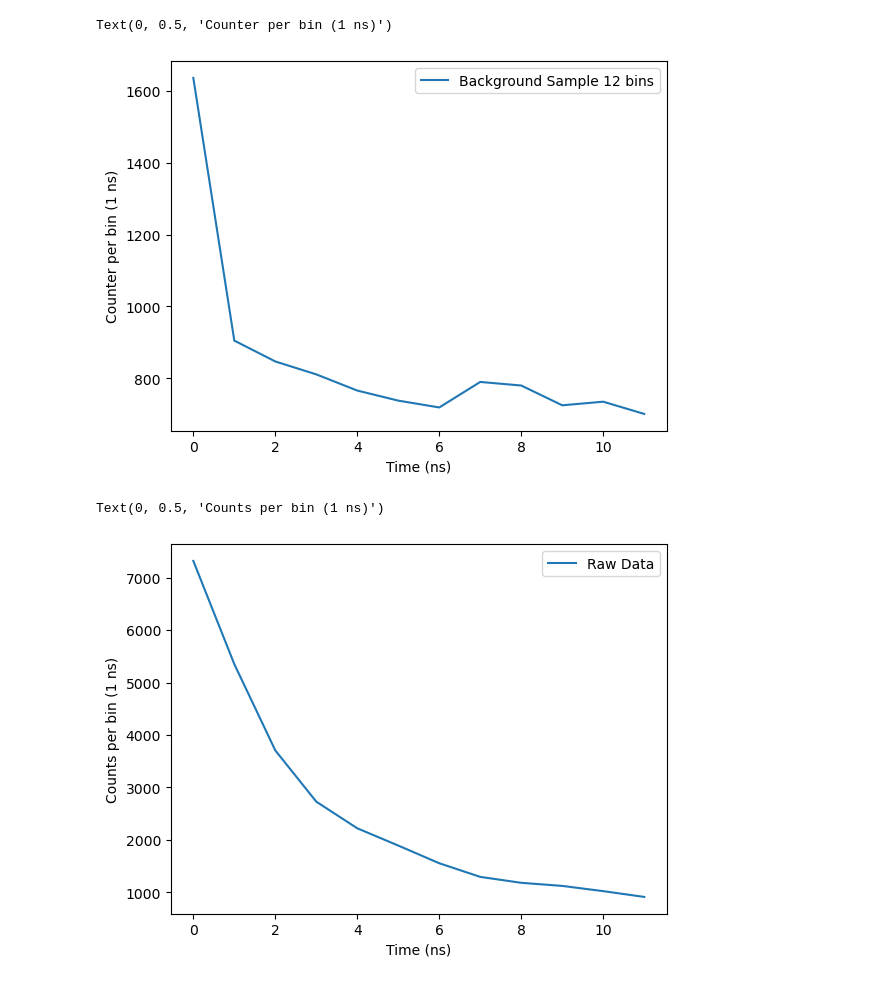
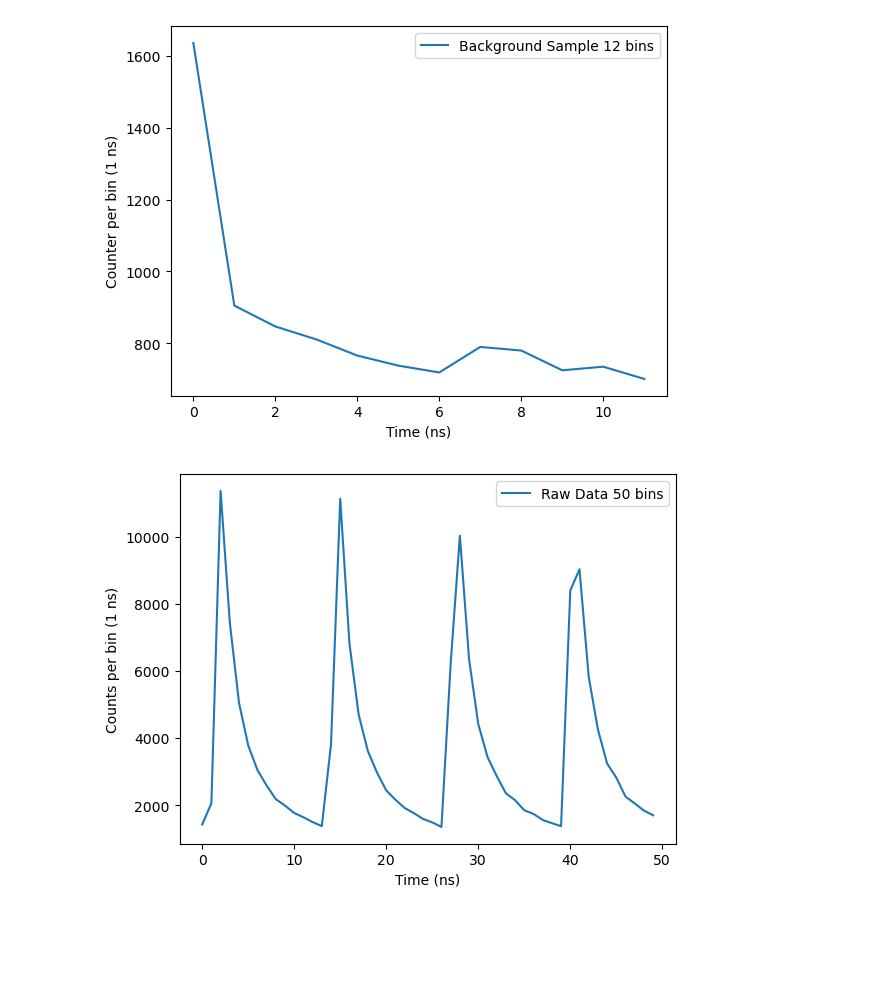
Before and after one commit to UW-Quantum-Defect-Lab/qdmodel, a Jupyter notebook: qdanalysis/timetagger_analysis/lifetimeanalysis.ipynb, the cells around one changed output. Drawn from its saved outputs; the diff is of its cells as text; code cells hidden in the pictures; blank space fills up the shorter version.

```diff
--- a/qdanalysis/timetagger_analysis/lifetimeanalysis.ipynb
+++ b/qdanalysis/timetagger_analysis/lifetimeanalysis.ipynb
@@ -28,18 +29,20 @@ def read_text_file(file_path):
     df = pd.DataFrame(data, columns=column_headers)
 
     return df
-# %%
-def plot_data(x, y, model_function, popt, legend, x_label, y_label):
-    # Plots data and fitted curve using given model function
-    data_line_name = legend[0]
-    fit_line_name = legend[1]
-    plt.plot(x, y, ".", label=data_line_name)
-    plt.plot(x, model_function(x, *popt), label=fit_line_name)
-    plt.xlabel(x_label)
-    plt.ylabel(y_label)
-    # plt.ylim([0, 1])
-    plt.legend()
-    plt.show()
+# %%
+# function to draw graph, if you want multiple data sets drawn on the same graph
+# set render equal to False on all your plot_data() calls up until the last one.
+def plot_data(x, y, label, x_label, y_label, fmt_str='', render=True):
+    # Refer to docs for more info on fmt -> https://matplotlib.org/3.5.3/api/_as_gen/matplotlib.pyplot.plot.html
+    plt.plot(x, y, fmt_str, label=label) if fmt_str else plt.plot(x, y, label=label)
+    plt.xlabel(x_label)
+    plt.ylabel(y_label)
+    plt.legend()
+    if (render):
+        # sorry no time for proper implementation, if you want to save the graph to your pc
+        # uncomment safefig line and hard code file path
+        # plt.savefig(f"/home/{name}/windows-school/true_data_single_graph.png", bbox_inches="tight")
+        plt.show()
 # %%
 import numpy as np
 from scipy.optimize import curve_fit
@@ -123,29 +128,27 @@ Text(0, 0.5, 'Counts per bin (1 ns)')
 # off sample (bkg)
 bkg_data_file_name_12_bins = "Histogram_2025-08-05_202626_bkg_12.txt"
 
-times_12, cts_12, num_files_12 = read_multiple_text_files([f"{DATA_ABSOLUTE_PATH}{bkg_data_file_name_12_bins}"])
+times_12, cts_12, num_fiels_12 = read_multiple_text_files([f"{DATA_ABSOLUTE_PATH}{bkg_data_file_name_12_bins}"])
 
-plt.plot(times_12, cts_12, label="Background Sample 12 bins")
-plt.legend()
-plt.xlabel("Time (ns)")
-plt.ylabel("Counter per bin (1 ns)")
+data_label_12 = "Background Sample 12 bins"
+x_label = "Time (ns)"
+y_label = "Counter per bin (1 ns)"
+plot_data(times_12, cts_12, data_label_12, x_label, y_label)
 # %% [output]
-Text(0, 0.5, 'Counter per bin (1 ns)')
 [figure]
 # %%
 # dot1 = ['2024_02_16/undoped_sio2/dot1/Histogram_2024-02-16_164853.txt', '2024_02_16/undoped_sio2/dot1/Histogram_2024-02-16_170058.txt', '2024_02_16/undoped_sio2/dot1/Histogram_2024-02-16_171116.txt']
 # dot2 = ['2024_02_16/undoped_sio2/dot2/Histogram_2024-02-16_182027.txt', '2024_02_16/undoped_sio2/dot2/Histogram_2024-02-16_205912.txt', '2024_02_16/undoped_sio2/dot2/Histogram_2024-02-16_211208.txt']
 # dot3 = ['2024_02_16/undoped_sio2/dot3/Histogram_2024-02-16_212316.txt', '2024_02_16/undoped_sio2/dot3/Histogram_2024-02-16_213333.txt','2024_02_16/undoped_sio2/dot3/Histogram_2024-02-16_214354.txt']
 # dot1 = ['/home/angel/work/imod-internship/code/data/dotdata/dot1/Histogram_2024-02-16_164853.txt', '/home/angel/work/imod-internship/code/data/dotdata/dot1/Histogram_2024-02-16_170058.txt', '/home/angel/work/imod-internship/code/data/dotdata/dot1/Histogram_2024-02-16_171116.txt']
 # dot2 = ['/home/angel/work/imod-internship/code/data/dotdata/dot2/Histogram_2024-02-16_182027.txt', '/home/angel/work/imod-internship/code/data/dotdata/dot2/Histogram_2024-02-16_205912.txt', '/home/angel/work/imod-internship/code/data/dotdata/dot2/Histogram_2024-02-16_211208.txt']
 # dot3 = ['/home/angel/work/imod-internship/code/data/dotdata/dot3/Histogram_2024-02-16_212316.txt', '/home/angel/work/imod-internship/code/data/dotdata/dot3/Histogram_2024-02-16_213333.txt','/home/angel/work/imod-internship/code/data/dotdata/dot3/Histogram_2024-02-16_214354.txt']
 data_file_name_50_bins = "Histogram_2025-08-05_202215_data_50.txt"
-data_file_name_12_bins = "Histogram_2025-08-05_203152_data_12.txt"
-times_nv, cts_nv, num_files_nv = read_multiple_text_files([f"{DATA_ABSOLUTE_PATH}{data_file_name_12_bins}"])
-plt.plot(times_nv, cts_nv, label="Raw Data")
-plt.legend()
-plt.xlabel("Time (ns)")
-plt.ylabel("Counts per bin (1 ns)")
+times_qd_50, cts_qd_50, num_files_qd_50 = read_multiple_text_files([f"{DATA_ABSOLUTE_PATH}{data_file_name_50_bins}"])
+
+data_label_50 = "Raw Data 50 bins"
+x_label = "Time (ns)"
+y_label = "Counts per bin (1 ns)"
+plot_data(times_qd_50, cts_qd_50, data_label_50, x_label, y_label)
 # %% [output]
-Text(0, 0.5, 'Counts per bin (1 ns)')
-[figure, old version]
+[figure, new version]
```
Also changed, not shown: parts of 7 cells of this notebook.
